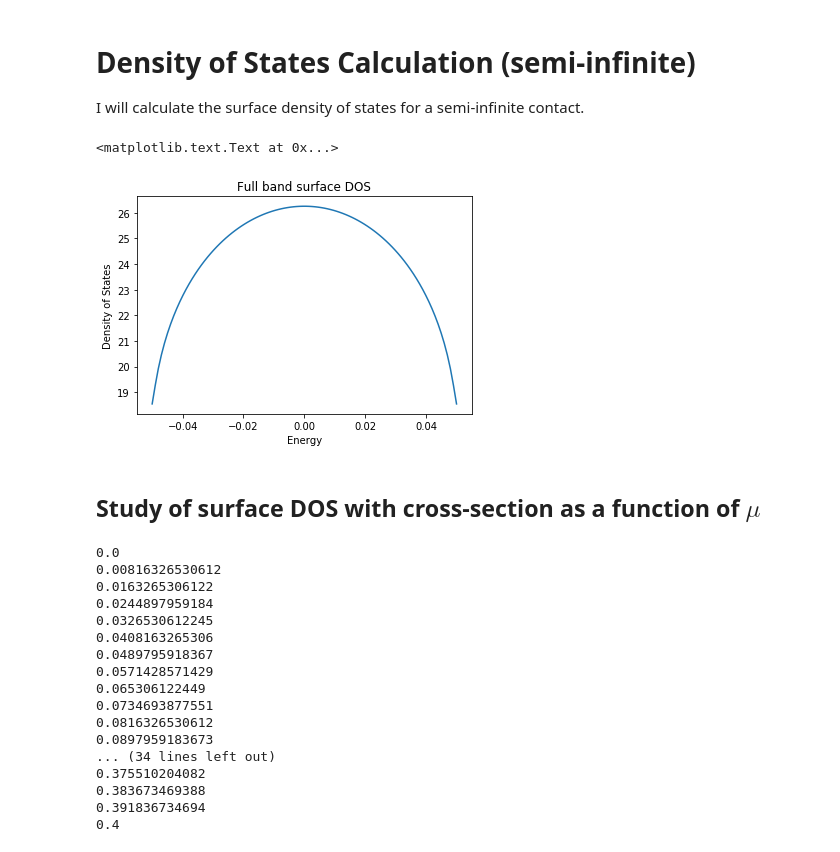
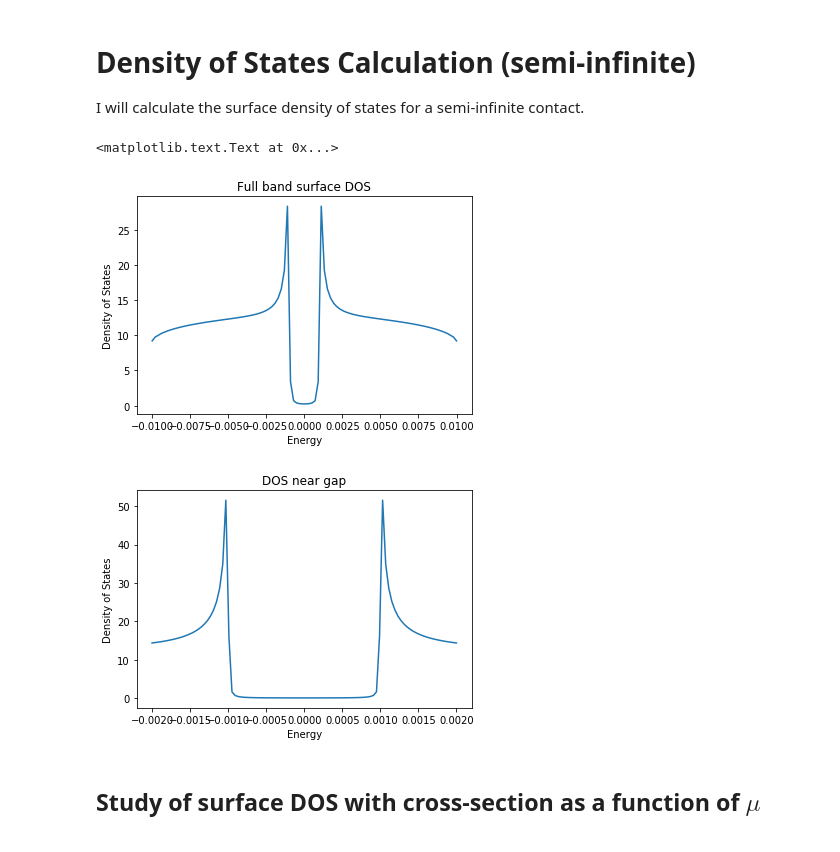
Before and after one commit to sandeshkalantre/superconducting-transport, a Jupyter notebook: code/Cylindrical Nanowire.ipynb, the cells around one changed output. Drawn from its saved outputs; the diff is of its cells as text; code cells hidden in the pictures.

```diff
--- a/code/Cylindrical Nanowire.ipynb
+++ b/code/Cylindrical Nanowire.ipynb
@@ -128,20 +109,21 @@ def calc_dos(E,params):
     return a
 # %%
 params = {
-    "N_z" : 100,
+    "N_z" : 10,
     "N_phi" : 2,
     "flux" : 0e0,
     "t_z" : 50e-3,
     "Delta" : 1e-3,
-    "mu" : 0e-3,
+    "mu" : 10e-3,
 }
 
 params["t_phi"] = 50e-3*np.exp(1j*2*np.pi*params["flux"]/params["N_phi"])
 
-E_vec = np.linspace(-params['mu'],params['mu'],1000)
+E_vec = np.linspace(-params['mu'],params['mu'],100)
 eta = 1*(E_vec[1] - E_vec[0])
 params['eta'] = eta
 dos_vec = calc_dos(E_vec,params)
+
 E_vec_gap = np.linspace(-2*params['Delta'],2*params['Delta'],100)
 eta = 1*(E_vec_gap[1] - E_vec_gap[0])
 params['eta'] = eta
@@ -166,7 +150,7 @@ mu_vec = np.linspace(0,400e-3,50)
 # the range has to set to maximum of mu possible
 # to see all dos
 E_vec = np.linspace(-200e-3,200e-3,500)
-E_vec_gap = np.linspace(-2*params['Delta'],2*params['Delta'],500)
+E_vec_gap = np.linspace(-2*params['Delta'],2*params['Delta'],100)
 
 dos_array = []
 dos_gap_array = []
@@ -241,74 +250,63 @@ def calc_surface_dos(E,params):
     return dos
 # %%
 params = {
-    "N_z" : 2,
+    "N_z" : 10,
     "N_phi" : 1,
     "flux" : 0e0,
     "t_z" : 100e-3,
-    "Delta" : 0e-3,
-    "mu" : 50e-3,
+    "Delta" : 1e-3,
+    "mu" : 10e-3,
 }
 
 params["t_phi"] = 50e-3*np.exp(1j*2*np.pi*params["flux"]/params["N_phi"])
 
 E_vec = np.linspace(-params['mu'],params['mu'],100)
-eta = 1*(E_vec[1] - E_vec[0])
+eta = 0.1*(E_vec[1] - E_vec[0])
 params['eta'] = eta
 dos_vec = calc_surface_dos(E_vec,params)
 
-#E_vec_gap = np.linspace(-2*params['Delta'],2*params['Delta'],100)
-#eta = 1*(E_vec_gap[1] - E_vec_gap[0])
-#params['eta'] = eta
-#dos_vec_gap = calc_surface_dos(E_vec_gap,params)
+E_vec_gap = np.linspace(-2*params['Delta'],2*params['Delta'],100)
+eta = 0.1*(E_vec_gap[1] - E_vec_gap[0])
+params['eta'] = eta
+dos_vec_gap = calc_surface_dos(E_vec_gap,params)
 # %%
 plt.figure(1)
 plt.plot(E_vec,dos_vec)
 plt.xlabel('Energy')
 plt.ylabel('Density of States')
 plt.title("Full band surface DOS")
-#plt.figure(2)
-#plt.plot(E_vec_gap,dos_vec_gap)
-#plt.xlabel('Energy')
-#plt.ylabel('Density of States')
-#plt.title("DOS near gap")
+plt.figure(2)
+plt.plot(E_vec_gap,dos_vec_gap)
+plt.xlabel('Energy')
+plt.ylabel('Density of States')
+plt.title("DOS near gap")
 # %% [output]
 <matplotlib.text.Text at 0x...>
-[figure, old version]
+[figure, new version]
+[figure, added]
 # %% [markdown]
 ## Study of surface DOS with cross-section as a function of $\mu$
 # %%
 mu_vec = np.linspace(0e-3,400e-3,50)
 # the range has to set to maximum of mu possible
 # to see all dos
-E_vec = np.linspace(-400e-3,400e-3,500)
+E_vec = np.linspace(-400e-3,400e-3,100)
+E_vec_gap = np.linspace(-2*params['Delta'],2*params['Delta'],100)
 
 dos_array = []
+dos_gap_array = []
 for mu in mu_vec:
-    print(mu)
     params['mu'] = mu
 
     eta = 1*(E_vec[1] - E_vec[0])
     params['eta'] = eta
     dos_vec = calc_surface_dos(E_vec,params)
     dos_array.append(dos_vec)
+
+    eta = 0.1*(E_vec_gap[1] - E_vec_gap[0])
+    params['eta'] = eta
+    dos_vec_gap = calc_surface_dos(E_vec_gap,params)
+    dos_gap_array.append(dos_vec_gap)
-# %% [output]
-0.0
-0.00816326530612
-0.0163265306122
-0.0244897959184
-0.0326530612245
-0.0408163265306
-0.0489795918367
-0.0571428571429
-0.065306122449
-0.0734693877551
-0.0816326530612
-0.0897959183673
-... (34 lines left out)
-0.375510204082
-0.383673469388
-0.391836734694
-0.4
 # %%
 plt.figure(1)
 XX,YY = np.meshgrid(mu_vec,E_vec)
```
Also changed, not shown: parts of 16 cells of this notebook, 1 other file.
